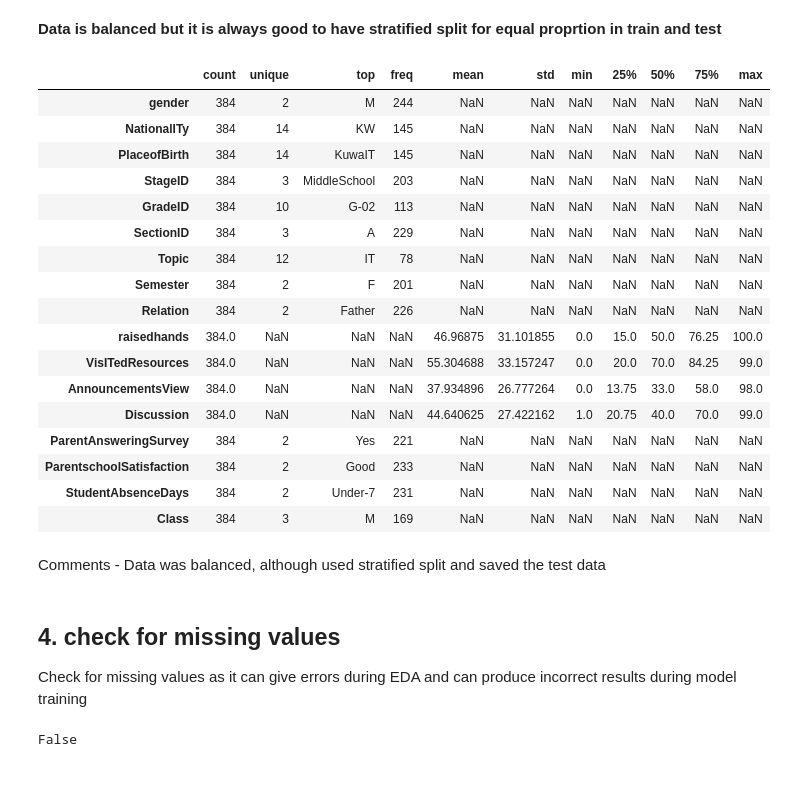
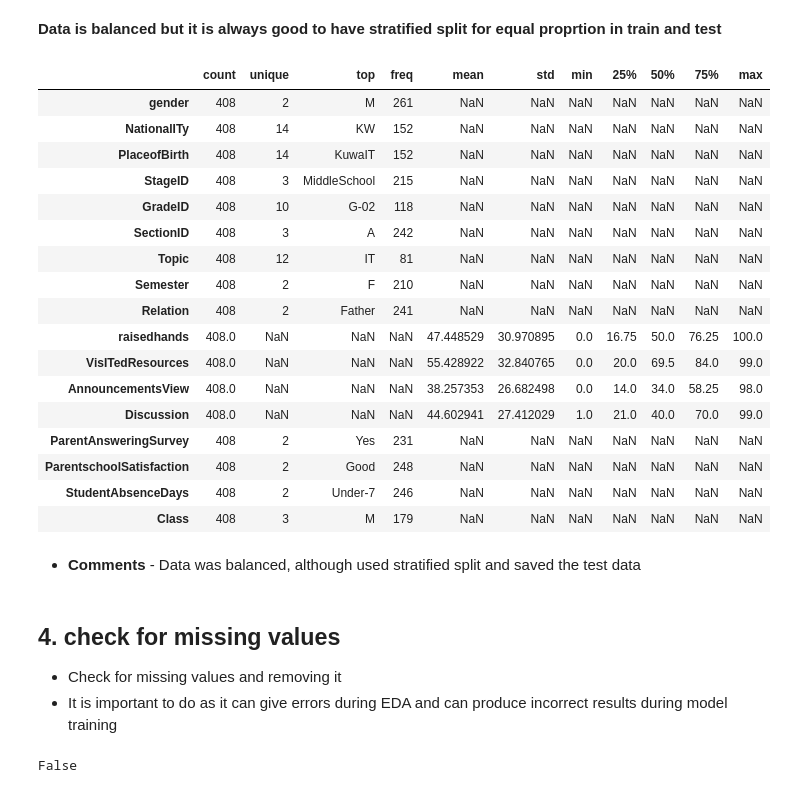
Before and after one commit to himanshudce/ML, a Jupyter notebook: Pre_Processing.ipynb, the cells around one changed output. Drawn from its saved outputs; the diff is of its cells as text; code cells hidden in the pictures.

```diff
--- a/Pre_Processing.ipynb
+++ b/Pre_Processing.ipynb
@@ -44,13 +44,10 @@ def save_pkl_model(path,model):
 def load_pkl_model(path):
     sc = pickle.load(open(path,'rb'))
     return sc
-# %%
-# to save csv file
-def save_csv_file(path, data):
-    # The frac keyword argument specifies the fraction of rows to return in the random sample, so frac=1 means to return all rows (in random order).
-    np.random.seed(0)
-    train_save = data.sample(frac=1).reset_index(drop=True)
-    train_save.to_csv(path,index=False)
+# %%
+# to save csv file
+def save_csv_file(path, data):
+    data.to_csv(path,index=False)
 # %% [markdown]
 # DATA Pre Processing
 # %% [markdown]
@@ -209,39 +211,41 @@ Name: Class, dtype: int64
 **Data is balanced but it is always good to have stratified split for equal proprtion in train and test**
 # %%
 # random state help to reproduce the same results and stratified split takes care of dividing the data into the same proportion of each class in train and test
+# splitting the data in 85% and 15% split
 # reset the index for train and test
-train, test = train_test_split(data, test_size=0.2, shuffle= True, random_state=0, stratify=data['Class'])
+train, test = train_test_split(data, test_size=0.15, shuffle= True, random_state=0, stratify=data['Class'])
 train = train.reset_index(drop=True)
 test = test.reset_index(drop=True)
 # %%
 # let's check the train data and save test for future
 train.describe(include='all').T
-test.to_csv('Data/test.csv',index=False)
+save_csv_file('Data/test.csv', test)
 # %% [output]
 |  | count | unique | top | freq | mean | std | min | 25% | 50% | 75% | max |
-| gender | 384 | 2 | M | 244 | NaN | NaN | NaN | NaN | NaN | NaN | NaN |
-| NationalITy | 384 | 14 | KW | 145 | NaN | NaN | NaN | NaN | NaN | NaN | NaN |
-| PlaceofBirth | 384 | 14 | KuwaIT | 145 | NaN | NaN | NaN | NaN | NaN | NaN | NaN |
-| StageID | 384 | 3 | MiddleSchool | 203 | NaN | NaN | NaN | NaN | NaN | NaN | NaN |
-| GradeID | 384 | 10 | G-02 | 113 | NaN | NaN | NaN | NaN | NaN | NaN | NaN |
-| SectionID | 384 | 3 | A | 229 | NaN | NaN | NaN | NaN | NaN | NaN | NaN |
-| Topic | 384 | 12 | IT | 78 | NaN | NaN | NaN | NaN | NaN | NaN | NaN |
-| Semester | 384 | 2 | F | 201 | NaN | NaN | NaN | NaN | NaN | NaN | NaN |
-| Relation | 384 | 2 | Father | 226 | NaN | NaN | NaN | NaN | NaN | NaN | NaN |
-| raisedhands | 384.0 | NaN | NaN | NaN | 46.96875 | 31.101855 | 0.0 | 15.0 | 50.0 | 76.25 | 100.0 |
-| VisITedResources | 384.0 | NaN | NaN | NaN | 55.304688 | 33.157247 | 0.0 | 20.0 | 70.0 | 84.25 | 99.0 |
-| AnnouncementsView | 384.0 | NaN | NaN | NaN | 37.934896 | 26.777264 | 0.0 | 13.75 | 33.0 | 58.0 | 98.0 |
-| Discussion | 384.0 | NaN | NaN | NaN | 44.640625 | 27.422162 | 1.0 | 20.75 | 40.0 | 70.0 | 99.0 |
-| ParentAnsweringSurvey | 384 | 2 | Yes | 221 | NaN | NaN | NaN | NaN | NaN | NaN | NaN |
-| ParentschoolSatisfaction | 384 | 2 | Good | 233 | NaN | NaN | NaN | NaN | NaN | NaN | NaN |
-| StudentAbsenceDays | 384 | 2 | Under-7 | 231 | NaN | NaN | NaN | NaN | NaN | NaN | NaN |
-| Class | 384 | 3 | M | 169 | NaN | NaN | NaN | NaN | NaN | NaN | NaN |
+| gender | 408 | 2 | M | 261 | NaN | NaN | NaN | NaN | NaN | NaN | NaN |
+| NationalITy | 408 | 14 | KW | 152 | NaN | NaN | NaN | NaN | NaN | NaN | NaN |
+| PlaceofBirth | 408 | 14 | KuwaIT | 152 | NaN | NaN | NaN | NaN | NaN | NaN | NaN |
+| StageID | 408 | 3 | MiddleSchool | 215 | NaN | NaN | NaN | NaN | NaN | NaN | NaN |
+| GradeID | 408 | 10 | G-02 | 118 | NaN | NaN | NaN | NaN | NaN | NaN | NaN |
+| SectionID | 408 | 3 | A | 242 | NaN | NaN | NaN | NaN | NaN | NaN | NaN |
+| Topic | 408 | 12 | IT | 81 | NaN | NaN | NaN | NaN | NaN | NaN | NaN |
+| Semester | 408 | 2 | F | 210 | NaN | NaN | NaN | NaN | NaN | NaN | NaN |
+| Relation | 408 | 2 | Father | 241 | NaN | NaN | NaN | NaN | NaN | NaN | NaN |
+| raisedhands | 408.0 | NaN | NaN | NaN | 47.448529 | 30.970895 | 0.0 | 16.75 | 50.0 | 76.25 | 100.0 |
+| VisITedResources | 408.0 | NaN | NaN | NaN | 55.428922 | 32.840765 | 0.0 | 20.0 | 69.5 | 84.0 | 99.0 |
+| AnnouncementsView | 408.0 | NaN | NaN | NaN | 38.257353 | 26.682498 | 0.0 | 14.0 | 34.0 | 58.25 | 98.0 |
+| Discussion | 408.0 | NaN | NaN | NaN | 44.602941 | 27.412029 | 1.0 | 21.0 | 40.0 | 70.0 | 99.0 |
+| ParentAnsweringSurvey | 408 | 2 | Yes | 231 | NaN | NaN | NaN | NaN | NaN | NaN | NaN |
+| ParentschoolSatisfaction | 408 | 2 | Good | 248 | NaN | NaN | NaN | NaN | NaN | NaN | NaN |
+| StudentAbsenceDays | 408 | 2 | Under-7 | 246 | NaN | NaN | NaN | NaN | NaN | NaN | NaN |
+| Class | 408 | 3 | M | 179 | NaN | NaN | NaN | NaN | NaN | NaN | NaN |
 # %% [markdown]
-Comments - Data was balanced, although used stratified split and saved the test data
+* **Comments** - Data was balanced, although used stratified split and saved the test data
 # %% [markdown]
 ## 4. check for missing values
 
-Check for missing values as it can give errors during EDA and can produce incorrect results during model training
+* Check for missing values and removing it
+* It is important to do as it can give errors during EDA and can produce incorrect results during model training
 # %%
 # a basic first step is to check if any data is missing in predicted value, because if some lable in not there in y_train, there is no point to include that row
 train['Class'].isnull().any()
```
Also changed, not shown: parts of 99 cells of this notebook, 17 other files.
